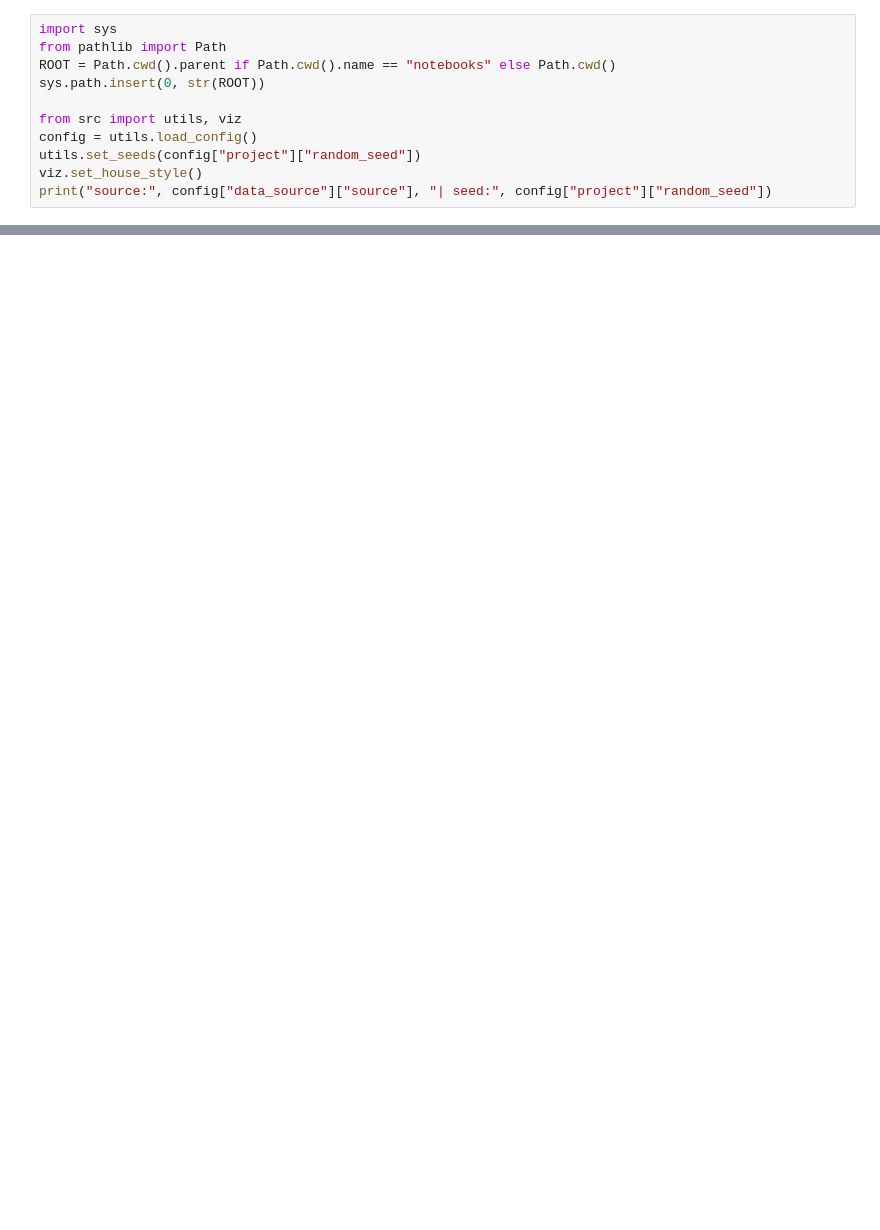
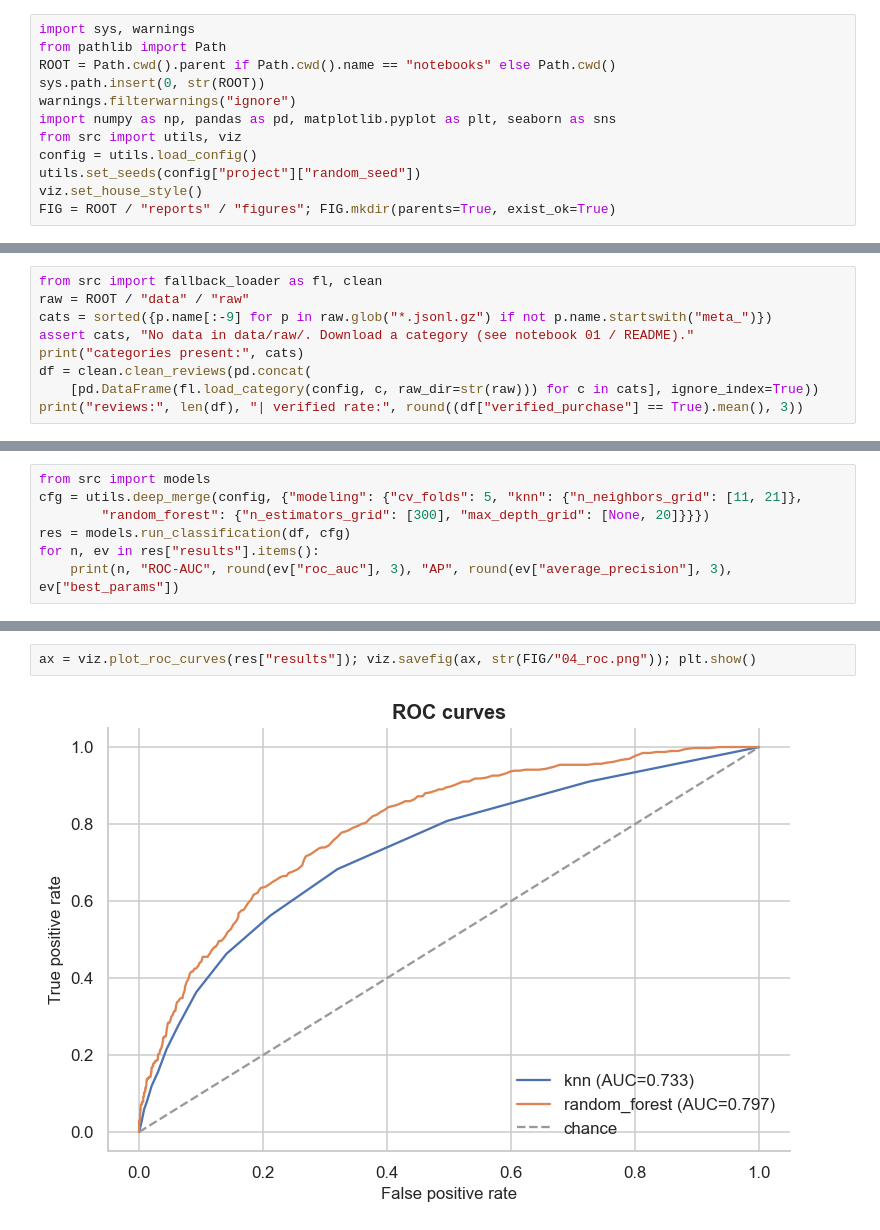
Before and after one commit to JamesChenCode/review-deception-nlp, a Jupyter notebook: notebooks/04_modeling.ipynb, the cells around one changed output, grey strips where cells are left out. Saved outputs shown, nothing was run; the diff lists cells and outputs as text; blank space fills up the shorter version.

```diff
--- a/notebooks/04_modeling.ipynb
+++ b/notebooks/04_modeling.ipynb
@@ -9,11 +7,12 @@ Note: `product_verified_ratio` is dropped as label leakage (see `models.LEAKY_FO
 # %%
-import sys
+import sys, warnings
 from pathlib import Path
 ROOT = Path.cwd().parent if Path.cwd().name == "notebooks" else Path.cwd()
 sys.path.insert(0, str(ROOT))
-
+warnings.filterwarnings("ignore")
+import numpy as np, pandas as pd, matplotlib.pyplot as plt, seaborn as sns
 from src import utils, viz
 config = utils.load_config()
 utils.set_seeds(config["project"]["random_seed"])
 viz.set_house_style()
-print("source:", config["data_source"]["source"], "| seed:", config["project"]["random_seed"])
+FIG = ROOT / "reports" / "figures"; FIG.mkdir(parents=True, exist_ok=True)
@@ -27,0 +19,9 @@ Which signals drive the classifier? Where does it flag reviews the platform's fl
+# %%
+from src import fallback_loader as fl, clean
+raw = ROOT / "data" / "raw"
+cats = sorted({p.name[:-9] for p in raw.glob("*.jsonl.gz") if not p.name.startswith("meta_")})
+assert cats, "No data in data/raw/. Download a category (see notebook 01 / README)."
+print("categories present:", cats)
+df = clean.clean_reviews(pd.concat(
+    [pd.DataFrame(fl.load_category(config, c, raw_dir=str(raw))) for c in cats], ignore_index=True))
+print("reviews:", len(df), "| verified rate:", round((df["verified_purchase"] == True).mean(), 3))
@@ -27,0 +35,7 @@ Which signals drive the classifier? Where does it flag reviews the platform's fl
+# %%
+from src import models
+cfg = utils.deep_merge(config, {"modeling": {"cv_folds": 5, "knn": {"n_neighbors_grid": [11, 21]},
+        "random_forest": {"n_estimators_grid": [300], "max_depth_grid": [None, 20]}}})
+res = models.run_classification(df, cfg)
+for n, ev in res["results"].items():
+    print(n, "ROC-AUC", round(ev["roc_auc"], 3), "AP", round(ev["average_precision"], 3), ev["best_params"])
@@ -27,0 +48,4 @@ Which signals drive the classifier? Where does it flag reviews the platform's fl
+# %%
+ax = viz.plot_roc_curves(res["results"]); viz.savefig(ax, str(FIG/"04_roc.png")); plt.show()
+# %% [output]
+[figure, added]
```
Also changed, not shown: parts of 11 cells of this notebook, 20 other files.
